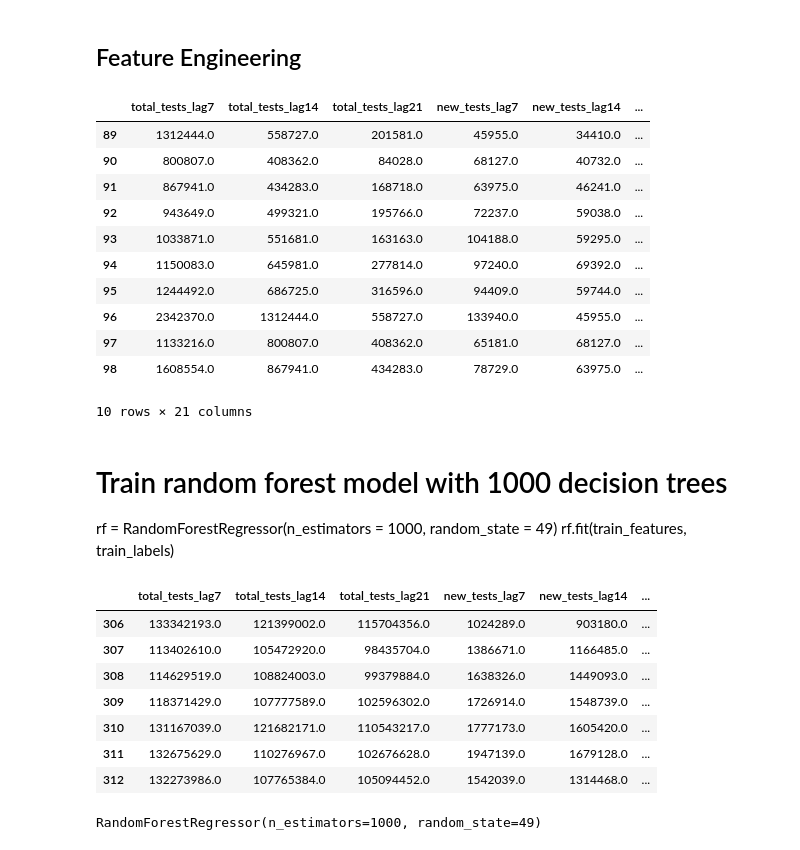
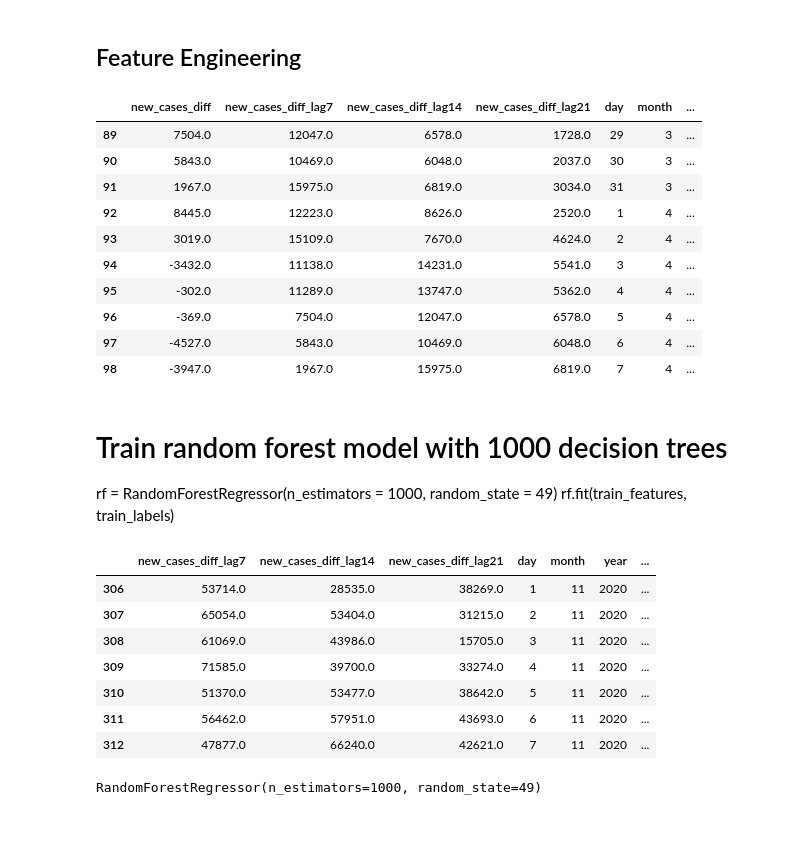
Before and after one commit to ostormer/covid_ml, a Jupyter notebook: Random Forest.ipynb, the cells around one changed output. Cells and saved outputs as stored; diff of their text form; code cells hidden in the pictures.

```diff
--- a/Random Forest.ipynb
+++ b/Random Forest.ipynb
@@ -17,7 +17,7 @@ from sklearn.metrics import mean_absolute_error
 import json
 plt.close("all")
 
-euroData = pd.read_csv("data/euro_countries_padded.csv")
+euroData = pd.read_csv("data/euro_countries_filled.csv")
 with open("data/iso_country_codes.json", "r") as read_file:
     countryCodes = json.load(read_file)
 
@@ -49,5 +49,5 @@ The animation.avconv_args rcparam was deprecated in Matplotlib 3.3 and will be r
 # %%
-df = euroData.groupby("date")["new_cases", "total_tests", "new_tests"].sum().reset_index()
+df = euroData.groupby("date")["new_cases"].sum().reset_index()
 
 start_date, end_date = '2020-03-01', '2020-11-07'
 start_index = list(np.where(df['date'] == start_date)[0])[0]
@@ -190,46 +190,44 @@ features = features.drop('date', axis = 1)
 lag = 3
 
 def build_lagged_features(s,lag=3,dropna=True):
     if type(s) is pd.DataFrame:
         new_dict={}
         for col_name in s:
             new_dict[col_name]=s[col_name]
             # create lagged Series
             for l in range(1,lag+1):
                 new_dict['%s_lag%d' %(col_name,l*7)]=s[col_name].shift(l*7)
         res=pd.DataFrame(new_dict,index=s.index)
     if dropna:
         return res.dropna()
     else:
         return res
 
 lagged_features = build_lagged_features(features.drop(['day', 'month', 'year', 'weekday', 'new_cases'], axis = 1), lag=lag)
 lagged_features['day'] = features['day'][lag:]
 lagged_features['month'] = features['month'][lag:]
 lagged_features['year'] = features['year'][lag:]
 lagged_features['weekday'] = features['weekday'][lag:]
 lagged_features['new_cases'] = features['new_cases'][lag:]
 
 features = lagged_features
-features = features.drop(['total_tests', 'new_tests'], axis = 1)
 
 # One-hot encode weekdays
 features = pd.get_dummies(features)
 
 features.head(10)
 # %% [output]
-|  | total_tests_lag7 | total_tests_lag14 | total_tests_lag21 | new_tests_lag7 | new_tests_lag14 | ... |
-| 89 | 1312444.0 | 558727.0 | 201581.0 | 45955.0 | 34410.0 | ... |
-| 90 | 800807.0 | 408362.0 | 84028.0 | 68127.0 | 40732.0 | ... |
-| 91 | 867941.0 | 434283.0 | 168718.0 | 63975.0 | 46241.0 | ... |
-| 92 | 943649.0 | 499321.0 | 195766.0 | 72237.0 | 59038.0 | ... |
-| 93 | 1033871.0 | 551681.0 | 163163.0 | 104188.0 | 59295.0 | ... |
-| 94 | 1150083.0 | 645981.0 | 277814.0 | 97240.0 | 69392.0 | ... |
-| 95 | 1244492.0 | 686725.0 | 316596.0 | 94409.0 | 59744.0 | ... |
-| 96 | 2342370.0 | 1312444.0 | 558727.0 | 133940.0 | 45955.0 | ... |
-| 97 | 1133216.0 | 800807.0 | 408362.0 | 65181.0 | 68127.0 | ... |
-| 98 | 1608554.0 | 867941.0 | 434283.0 | 78729.0 | 63975.0 | ... |
+|  | new_cases_diff | new_cases_diff_lag7 | new_cases_diff_lag14 | new_cases_diff_lag21 | day | month | ... |
+| 89 | 7504.0 | 12047.0 | 6578.0 | 1728.0 | 29 | 3 | ... |
+| 90 | 5843.0 | 10469.0 | 6048.0 | 2037.0 | 30 | 3 | ... |
+| 91 | 1967.0 | 15975.0 | 6819.0 | 3034.0 | 31 | 3 | ... |
+| 92 | 8445.0 | 12223.0 | 8626.0 | 2520.0 | 1 | 4 | ... |
+| 93 | 3019.0 | 15109.0 | 7670.0 | 4624.0 | 2 | 4 | ... |
+| 94 | -3432.0 | 11138.0 | 14231.0 | 5541.0 | 3 | 4 | ... |
+| 95 | -302.0 | 11289.0 | 13747.0 | 5362.0 | 4 | 4 | ... |
+| 96 | -369.0 | 7504.0 | 12047.0 | 6578.0 | 5 | 4 | ... |
+| 97 | -4527.0 | 5843.0 | 10469.0 | 6048.0 | 6 | 4 | ... |
+| 98 | -3947.0 | 1967.0 | 15975.0 | 6819.0 | 7 | 4 | ... |
-10 rows × 21 columns
 # %% [markdown]
 # Train random forest model with 1000 decision trees
 rf = RandomForestRegressor(n_estimators = 1000, random_state = 49)
@@ -250,14 +248,14 @@ train_labels = labels_diff[:-7]
 test_labels = labels[-7:]
 test_features
 # %% [output]
-|  | total_tests_lag7 | total_tests_lag14 | total_tests_lag21 | new_tests_lag7 | new_tests_lag14 | ... |
-| 306 | 133342193.0 | 121399002.0 | 115704356.0 | 1024289.0 | 903180.0 | ... |
-| 307 | 113402610.0 | 105472920.0 | 98435704.0 | 1386671.0 | 1166485.0 | ... |
-| 308 | 114629519.0 | 108824003.0 | 99379884.0 | 1638326.0 | 1449093.0 | ... |
-| 309 | 118371429.0 | 107777589.0 | 102596302.0 | 1726914.0 | 1548739.0 | ... |
-| 310 | 131167039.0 | 121682171.0 | 110543217.0 | 1777173.0 | 1605420.0 | ... |
-| 311 | 132675629.0 | 110276967.0 | 102676628.0 | 1947139.0 | 1679128.0 | ... |
-| 312 | 132273986.0 | 107765384.0 | 105094452.0 | 1542039.0 | 1314468.0 | ... |
+|  | new_cases_diff_lag7 | new_cases_diff_lag14 | new_cases_diff_lag21 | day | month | year | ... |
+| 306 | 53714.0 | 28535.0 | 38269.0 | 1 | 11 | 2020 | ... |
+| 307 | 65054.0 | 53404.0 | 31215.0 | 2 | 11 | 2020 | ... |
+| 308 | 61069.0 | 43986.0 | 15705.0 | 3 | 11 | 2020 | ... |
+| 309 | 71585.0 | 39700.0 | 33274.0 | 4 | 11 | 2020 | ... |
+| 310 | 51370.0 | 53477.0 | 38642.0 | 5 | 11 | 2020 | ... |
+| 311 | 56462.0 | 57951.0 | 43693.0 | 6 | 11 | 2020 | ... |
+| 312 | 47877.0 | 66240.0 | 42621.0 | 7 | 11 | 2020 | ... |
 # %%
 # Convert to numpy array
 train_features = np.array(train_features)
```
Also changed, not shown: parts of 6 cells of this notebook, 1 other file.
